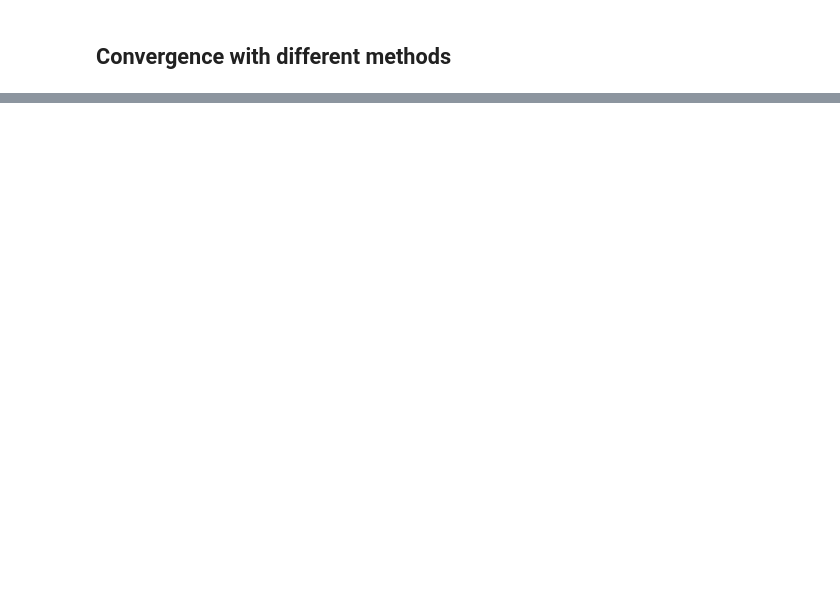
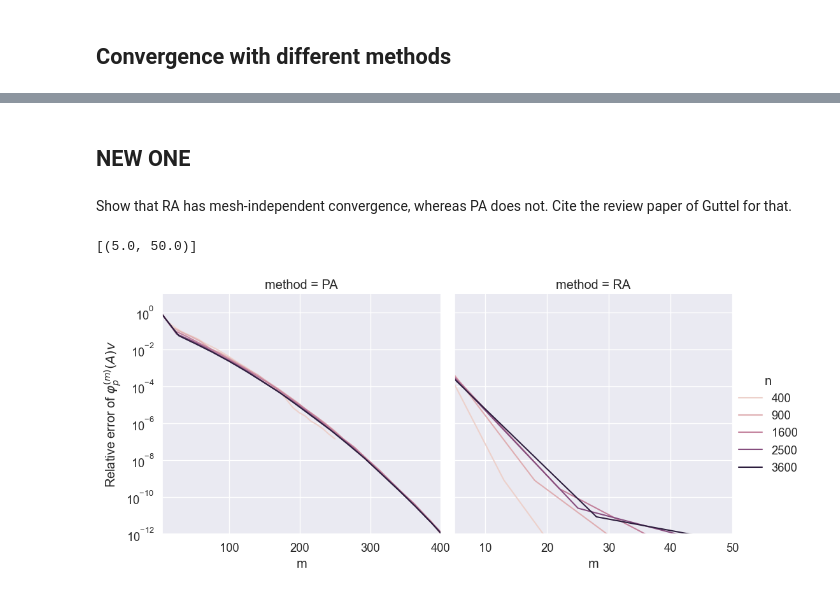
Before and after one commit to sprmsv/KAMF, a Jupyter notebook: experiments.ipynb, the cells around one changed output, grey strips where cells are left out. Saved outputs shown, nothing was run; the diff lists cells and outputs as text; code cells hidden in the pictures; blank space fills up the shorter version.

```diff
--- a/experiments.ipynb
+++ b/experiments.ipynb
@@ -280,0 +335,48 @@ ax.set(
+# %% [markdown]
+## NEW ONE
+# %% [markdown]
+Show that RA has mesh-independent convergence, whereas PA does not. Cite the review paper of Guttel for that.
+# %%
+data = df[
+    # phi functions
+    (df['p'] == 3)
+
+    # Method
+    # & ((df['method'] == 'PA'))
+
+    # Matrices
+    & ((df['name'] == '$A_1$'))
+
+    # Size
+    # & (df['n'] == 3600)
+
+    # Smallest eigenvalue
+    & ((df['a'] == -10000))
+
+    # Custom
+    # & ~((df['name'] == '$A_2$') & (df['n'] == 900) & (df['m'] > 200))
+    # & (df['m'] < 300)
+]
+
+fg = sns.relplot(
+    data=data.rename(columns={'name': '$A$', 'a': '$\\lambda_{min}$'}),
+    x='m',
+    y='err',
+    kind='line',
+    hue='n',
+    col='method',
+    # style='method',
+    col_wrap=2,
+    facet_kws={'sharex': False}
+)
+fg.set(
+    yscale='log',
+    xlim=[5, None],
+    ylim=[1e-12, 1e+01],
+    ylabel='Relative error of $\\varphi_p^{(m)}(A)v$',
+)
+fg.axes[0].set(xlim=[5, 400])
+fg.axes[1].set(xlim=[5, 50])
+# %% [output]
+[(5.0, 50.0)]
+[figure, added]
```
Also changed, not shown: parts of 12 cells of this notebook, 10 other files.
